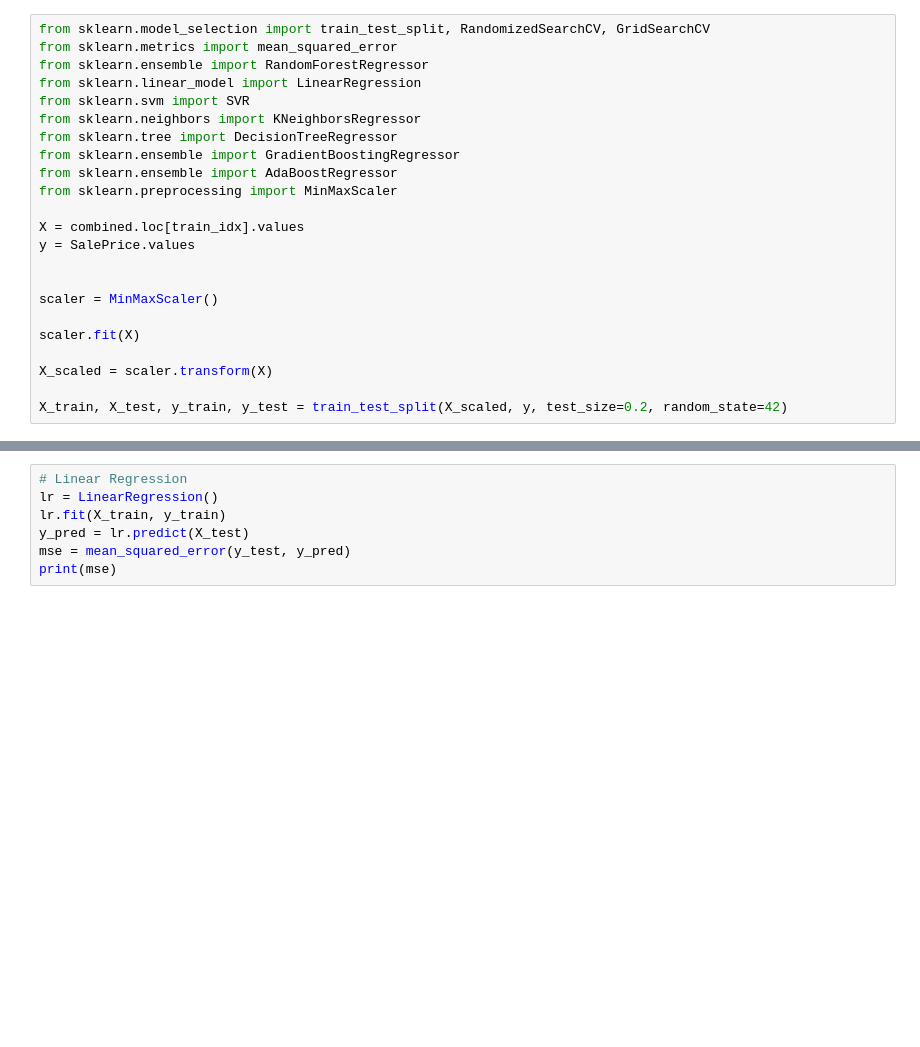
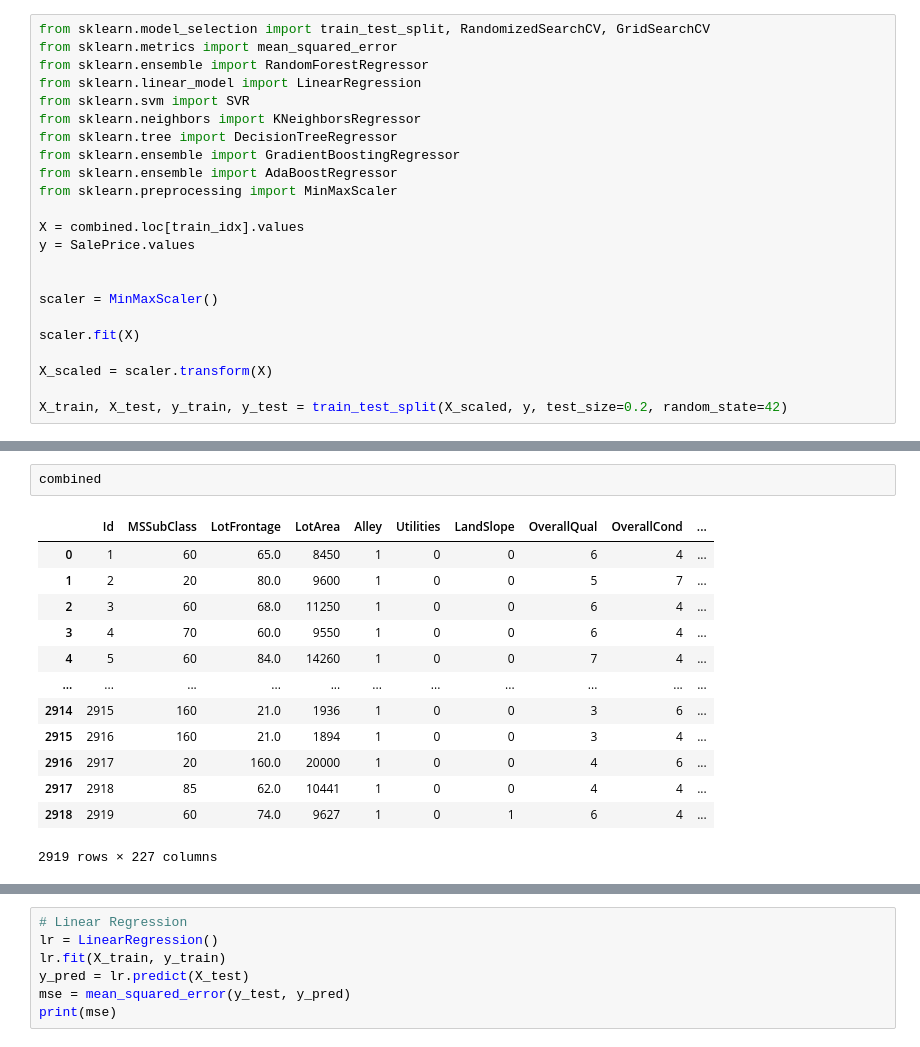
Before and after one commit to Lama-Alsaif/Housing-Prices, a Jupyter notebook: Housing_Prices.ipynb, the cells around one changed output, grey strips where cells are left out. Saved outputs shown, nothing was run; the diff lists cells and outputs as text; blank space fills up the shorter version.

```diff
--- a/Housing_Prices.ipynb
+++ b/Housing_Prices.ipynb
@@ -388,0 +391,16 @@ print(mse)
+# %%
+combined
+# %% [output]
+|  | Id | MSSubClass | LotFrontage | LotArea | Alley | Utilities | LandSlope | OverallQual | OverallCond | ... |
+| 0 | 1 | 60 | 65.0 | 8450 | 1 | 0 | 0 | 6 | 4 | ... |
+| 1 | 2 | 20 | 80.0 | 9600 | 1 | 0 | 0 | 5 | 7 | ... |
+| 2 | 3 | 60 | 68.0 | 11250 | 1 | 0 | 0 | 6 | 4 | ... |
+| 3 | 4 | 70 | 60.0 | 9550 | 1 | 0 | 0 | 6 | 4 | ... |
+| 4 | 5 | 60 | 84.0 | 14260 | 1 | 0 | 0 | 7 | 4 | ... |
+| ... | ... | ... | ... | ... | ... | ... | ... | ... | ... | ... |
+| 2914 | 2915 | 160 | 21.0 | 1936 | 1 | 0 | 0 | 3 | 6 | ... |
+| 2915 | 2916 | 160 | 21.0 | 1894 | 1 | 0 | 0 | 3 | 4 | ... |
+| 2916 | 2917 | 20 | 160.0 | 20000 | 1 | 0 | 0 | 4 | 6 | ... |
+| 2917 | 2918 | 85 | 62.0 | 10441 | 1 | 0 | 0 | 4 | 4 | ... |
+| 2918 | 2919 | 60 | 74.0 | 9627 | 1 | 0 | 1 | 6 | 4 | ... |
+2919 rows × 227 columns
```
Also changed, not shown: parts of 19 cells of this notebook, 2 other files.
